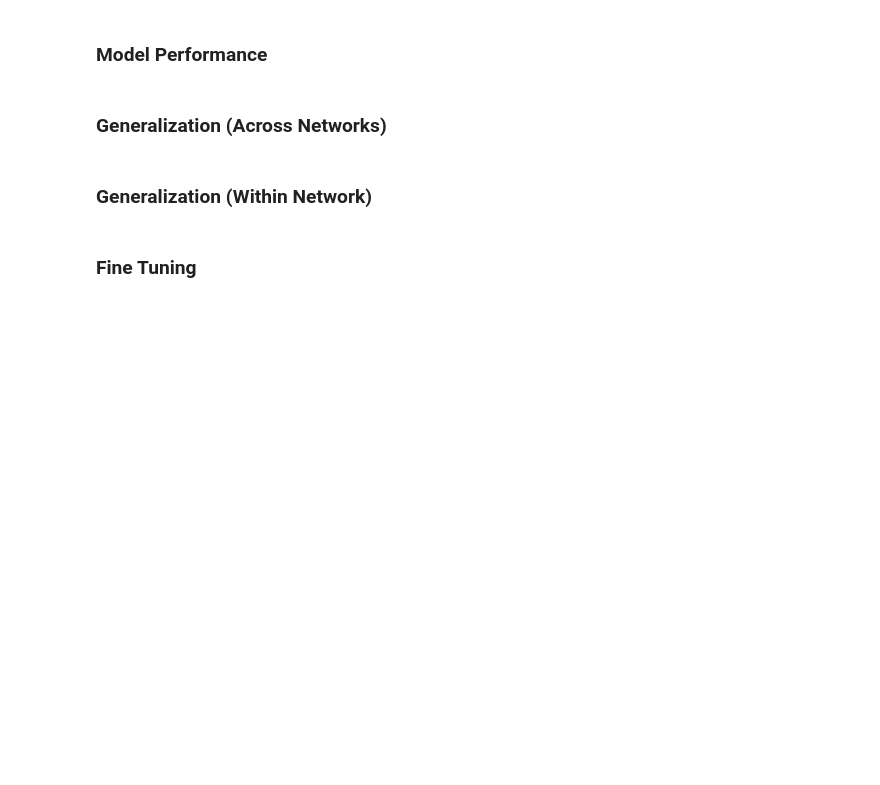
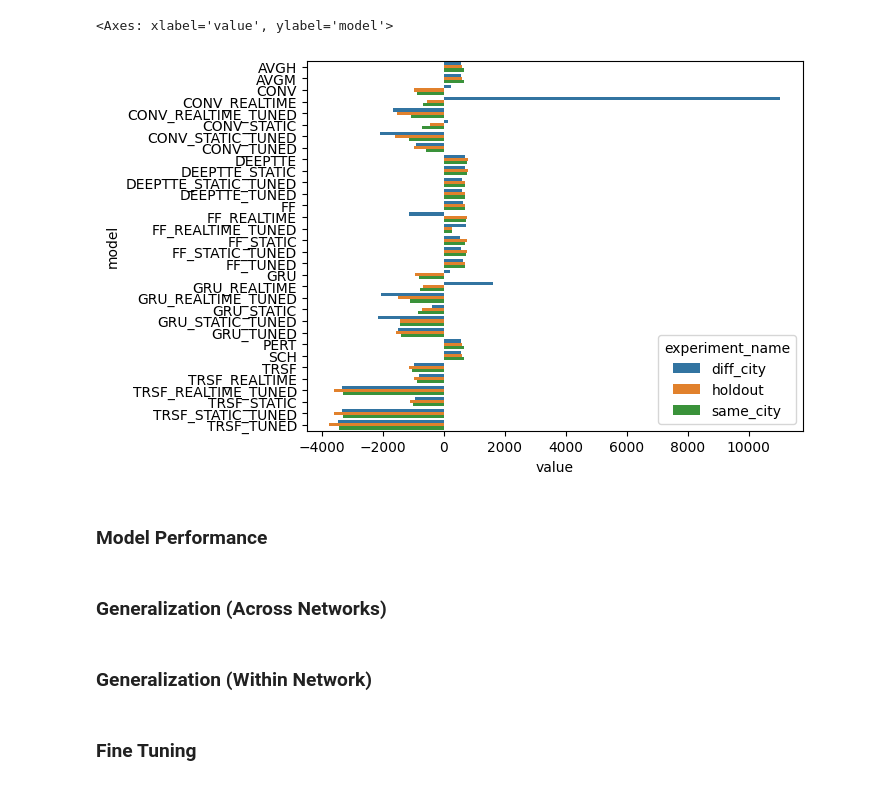
Before and after one commit to zackAemmer/open_bus_tools, a Jupyter notebook: notebooks/explore_results.ipynb, the cells around one changed output. Saved outputs shown, nothing was run; the diff lists cells and outputs as text; code cells hidden in the pictures; blank space fills up the shorter version.

Commit message:
Add fwd methods, fix label normalization

```diff
--- a/notebooks/explore_results.ipynb
+++ b/notebooks/explore_results.ipynb
@@ -39,0 +20,8 @@ all_res.head()
+# %%
+all_res = []
+for model_res_file in os.listdir("../results/kcm/"):
+    res = model_utils.format_model_res(f"../results/kcm/{model_res_file}")
+    all_res.append(res)
+all_res = pd.concat(all_res)
+all_res = all_res.groupby(['model','experiment_name','metric']).mean()[['value']].reset_index()
+all_res
@@ -40,3 +42,8 @@ all_res.head()
+# %%
+sns.barplot(all_res[all_res['metric']=='label_mean'], x='value', y='model', hue='experiment_name')
+# %% [output]
+<Axes: xlabel='value', ylabel='model'>
+[figure, added]
 # %%
 run_folder_kcm = "../results/big_run/kcm/models/"
 run_folder_atb = "../results/big_run/atb/models/"
```
Also changed, not shown: parts of 6 cells of this notebook, 7 other files.
